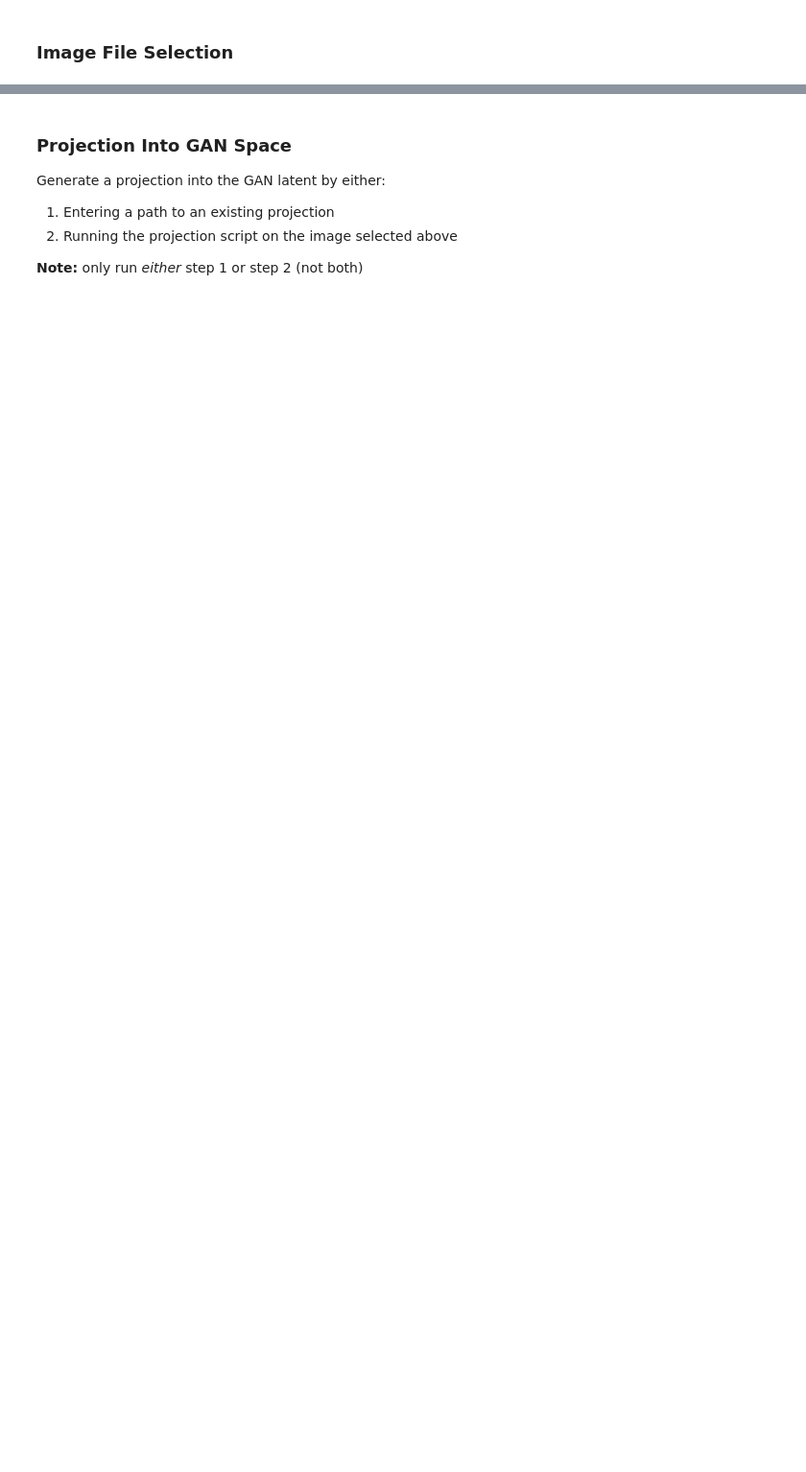
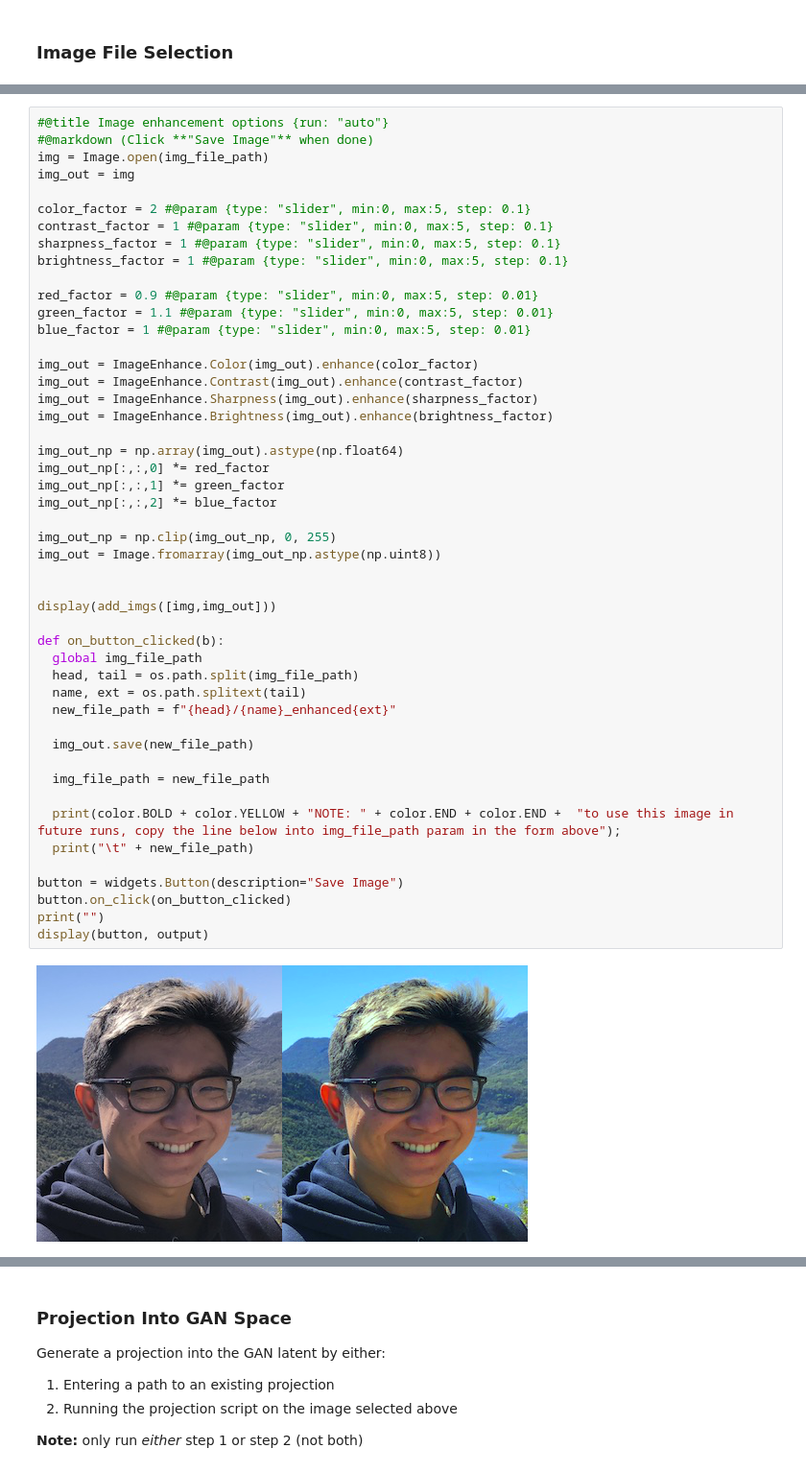
Before and after one commit to adamdavidcole/stylegan3-fun-blend, a Jupyter notebook: blend.ipynb, the cells around one changed output, grey strips where cells are left out. Shown at 96% size. Drawn from its saved outputs; the diff is of its cells as text; blank space fills up the shorter version.

```diff
--- a/blend.ipynb
+++ b/blend.ipynb
@@ -535,0 +486,50 @@ display(button, output)
+# %%
+#@title Image enhancement options {run: "auto"}
+#@markdown (Click **"Save Image"** when done)
+img = Image.open(img_file_path)
+img_out = img
+
+color_factor = 2 #@param {type: "slider", min:0, max:5, step: 0.1}
+contrast_factor = 1 #@param {type: "slider", min:0, max:5, step: 0.1}
+sharpness_factor = 1 #@param {type: "slider", min:0, max:5, step: 0.1}
+brightness_factor = 1 #@param {type: "slider", min:0, max:5, step: 0.1}
+
+red_factor = 0.9 #@param {type: "slider", min:0, max:5, step: 0.01}
+green_factor = 1.1 #@param {type: "slider", min:0, max:5, step: 0.01}
+blue_factor = 1 #@param {type: "slider", min:0, max:5, step: 0.01}
+
+img_out = ImageEnhance.Color(img_out).enhance(color_factor)
+img_out = ImageEnhance.Contrast(img_out).enhance(contrast_factor)
+img_out = ImageEnhance.Sharpness(img_out).enhance(sharpness_factor)
+img_out = ImageEnhance.Brightness(img_out).enhance(brightness_factor)
+
+img_out_np = np.array(img_out).astype(np.float64)
+img_out_np[:,:,0] *= red_factor
+img_out_np[:,:,1] *= green_factor
+img_out_np[:,:,2] *= blue_factor
+
+img_out_np = np.clip(img_out_np, 0, 255)
+img_out = Image.fromarray(img_out_np.astype(np.uint8))
+
+
+display(add_imgs([img,img_out]))
+
+def on_button_clicked(b):
+  global img_file_path
+  head, tail = os.path.split(img_file_path)
+  name, ext = os.path.splitext(tail)
+  new_file_path = f"{head}/{name}_enhanced{ext}"
+
+  img_out.save(new_file_path)
+
+  img_file_path = new_file_path
+
+  print(color.BOLD + color.YELLOW + "NOTE: " + color.END + color.END +  "to use this image in future runs, copy the line below into img_file_path param in the form above");
+  print("\t" + new_file_path)
+
+button = widgets.Button(description="Save Image")
+button.on_click(on_button_clicked)
+print("")
+display(button, output)
+# %% [output]
+[figure, added]
```
Also changed, not shown: parts of 14 cells of this notebook.
